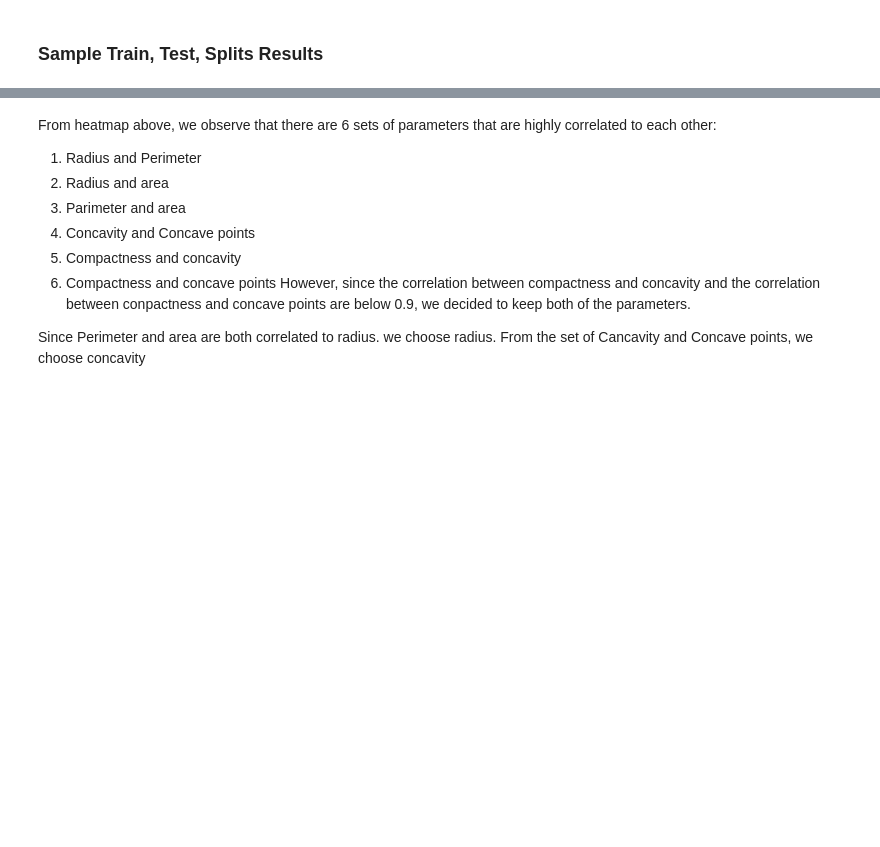
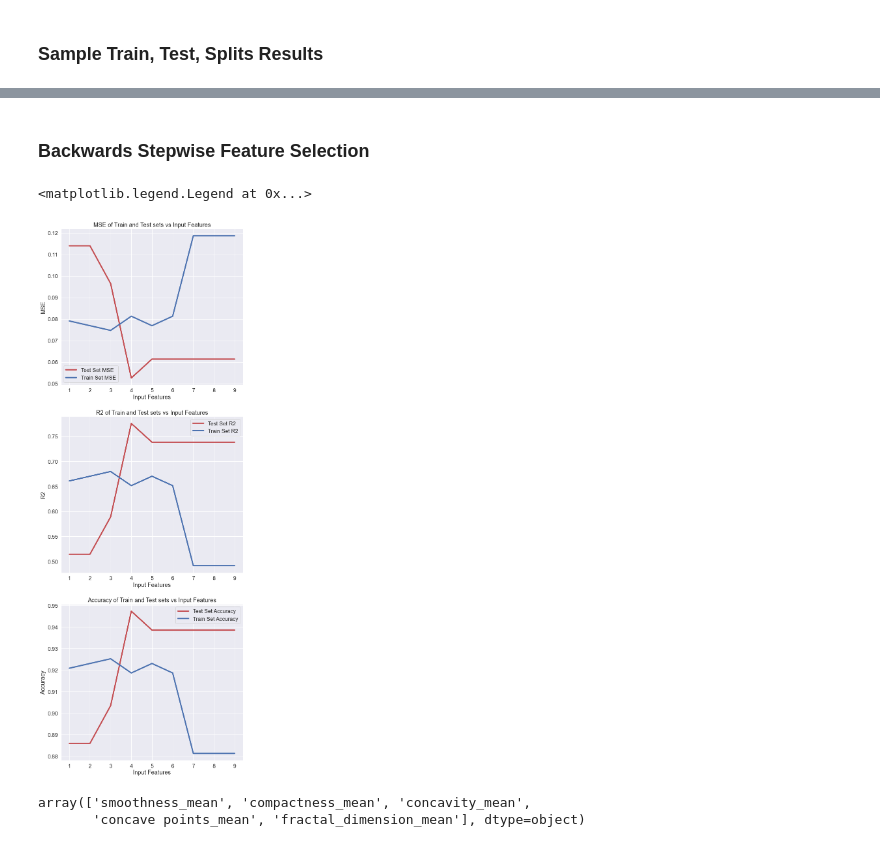
Before and after one commit to Breast-Cancer-Team/Final-Project, a Jupyter notebook: knn.ipynb, the cells around one changed output, grey strips where cells are left out. Saved outputs shown, nothing was run; the diff lists cells and outputs as text; code cells hidden in the pictures; blank space fills up the shorter version.

Commit message:
added backward selection

```diff
--- a/knn.ipynb
+++ b/knn.ipynb
@@ -108,11 +102,8 @@ The confusion matrix for the sample dataset using kNN Neighbors is displayed bel
-# %% [markdown]
-From heatmap above, we observe that there are 6 sets of parameters that are highly correlated to each other:
-1. Radius and Perimeter
-2. Radius and area
-3. Parimeter and area
-4. Concavity and Concave points
-5. Compactness and concavity
-6. Compactness and concave points
-However, since the correlation between compactness and concavity and the correlation between conpactness and concave points are below 0.9, we decided to keep both of the parameters.
-
-Since Perimeter and area are both correlated to radius. we choose radius. From the set of Cancavity and Concave points, we choose concavity
+# %% [markdown]
+### Backwards Stepwise Feature Selection
+# %%
+#Defining Dataset Input Features and Outputs
+X = data[['radius_mean', 'texture_mean', 'perimeter_mean',
+   'area_mean', 'smoothness_mean', 'compactness_mean', 'concavity_mean',
+   'concave points_mean', 'symmetry_mean', 'fractal_dimension_mean']]
+y = data.diagnosis
@@ -118,0 +149,33 @@ Since Perimeter and area are both correlated to radius. we choose radius. From t
+# %%
+nrows = 3
+fig = plt.figure(figsize=(10, nrows * 10))
+ax = fig.subplots(nrows=nrows, ncols=1)
+
+ax[0].plot(input_features_count, list_test_mse, label='Test Set MSE', c='r', linewidth=4)
+ax[0].plot(input_features_count, list_training_mse, label='Train Set MSE', c='b', linewidth=4)
+ax[0].set_xlabel('Input Features')
+ax[0].set_ylabel('MSE')
+ax[0].set_title('MSE of Train and Test sets vs Input Features')
+ax[0].legend()
+
+ax[1].plot(input_features_count, list_test_R2, label='Test Set R2', c='r', linewidth=4)
+ax[1].plot(input_features_count, list_training_R2, label='Train Set R2', c='b', linewidth=4)
+ax[1].set_xlabel('Input Features')
+ax[1].set_ylabel('R2')
+ax[1].set_title('R2 of Train and Test sets vs Input Features')
+ax[1].legend()
+
+ax[2].plot(input_features_count, list_test_accuracy, label='Test Set Accuracy', c='r', linewidth=4)
+ax[2].plot(input_features_count, list_training_accuracy, label='Train Set Accuracy', c='b', linewidth=4)
+ax[2].set_xlabel('Input Features')
+ax[2].set_ylabel('Accuracy')
+ax[2].set_title('Accuracy of Train and Test sets vs Input Features')
+ax[2].legend()
+# %% [output]
+<matplotlib.legend.Legend at 0x...>
+[figure, added]
+# %%
+selected_features[4]
+# %% [output]
+array(['smoothness_mean', 'compactness_mean', 'concavity_mean',
+       'concave points_mean', 'fractal_dimension_mean'], dtype=object)
```
Also changed, not shown: parts of 4 cells of this notebook, 1 other file.
